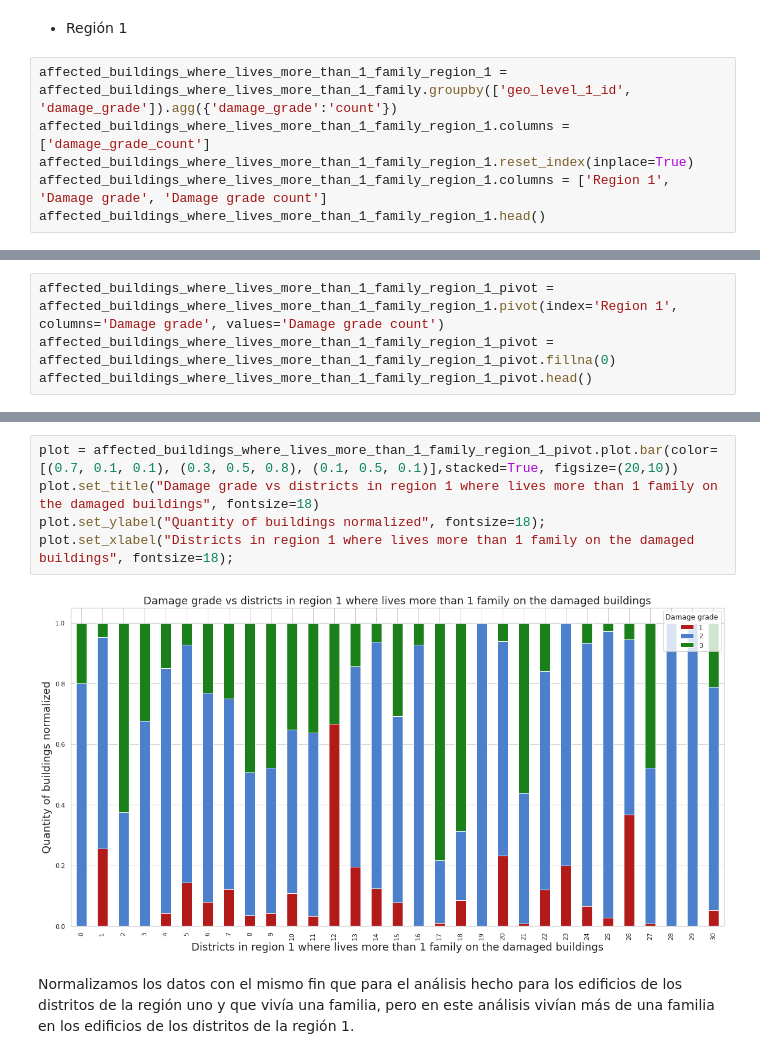
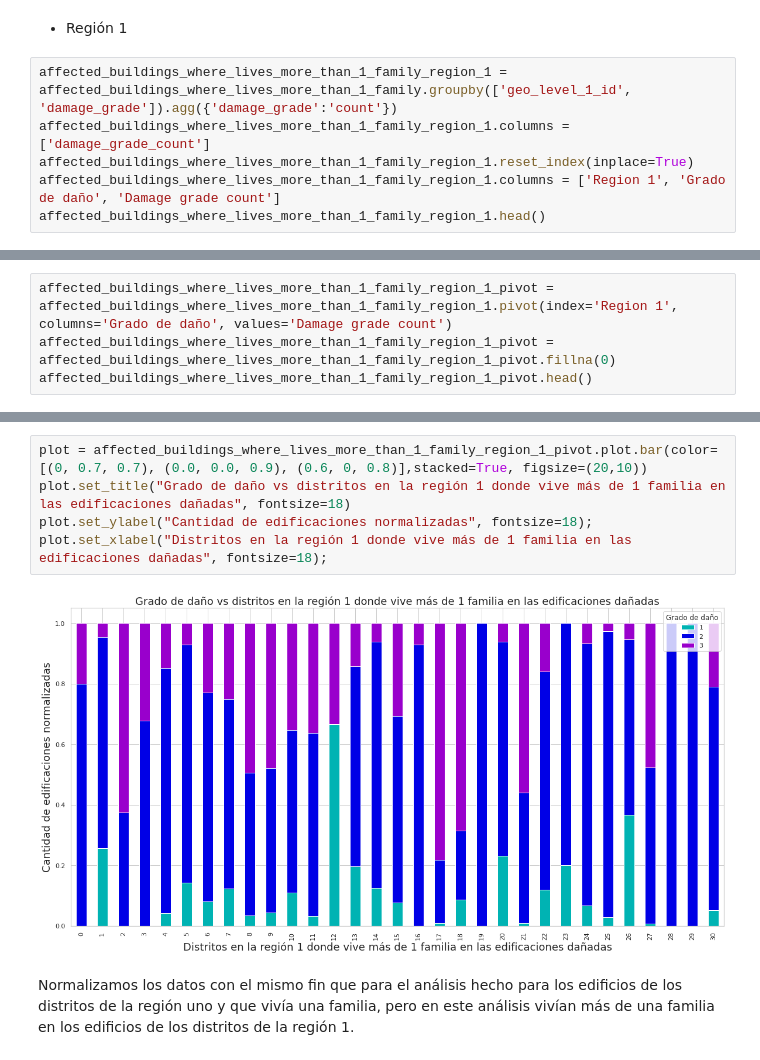
Before and after one commit to rociotarda/TP1---Datos, a Jupyter notebook: analisis_exploratorio_martin.ipynb, the cells around one changed output, grey strips where cells are left out. Saved outputs shown, nothing was run; the diff lists cells and outputs as text.

```diff
--- a/analisis_exploratorio_martin.ipynb
+++ b/analisis_exploratorio_martin.ipynb
@@ -299,6 +356,6 @@ affected_buildings_where_lives_more_than_1_family = train_values_reduced_with_da
 affected_buildings_where_lives_more_than_1_family_region_1 = affected_buildings_where_lives_more_than_1_family.groupby(['geo_level_1_id', 'damage_grade']).agg({'damage_grade':'count'})
 affected_buildings_where_lives_more_than_1_family_region_1.columns = ['damage_grade_count']
 affected_buildings_where_lives_more_than_1_family_region_1.reset_index(inplace=True)
-affected_buildings_where_lives_more_than_1_family_region_1.columns = ['Region 1', 'Damage grade', 'Damage grade count']
+affected_buildings_where_lives_more_than_1_family_region_1.columns = ['Region 1', 'Grado de daño', 'Damage grade count']
 affected_buildings_where_lives_more_than_1_family_region_1.head()
 # %% [output]
@@ -309,7 +366,7 @@ affected_buildings_where_lives_more_than_1_family_region_1.head()
 | 3 | 1 | 2 | 30 |
 | 4 | 1 | 3 | 2 |
 # %%
-affected_buildings_where_lives_more_than_1_family_region_1_pivot = affected_buildings_where_lives_more_than_1_family_region_1.pivot(index='Region 1', columns='Damage grade', values='Damage grade count')
+affected_buildings_where_lives_more_than_1_family_region_1_pivot = affected_buildings_where_lives_more_than_1_family_region_1.pivot(index='Region 1', columns='Grado de daño', values='Damage grade count')
 affected_buildings_where_lives_more_than_1_family_region_1_pivot = affected_buildings_where_lives_more_than_1_family_region_1_pivot.fillna(0)
 affected_buildings_where_lives_more_than_1_family_region_1_pivot.head()
 # %% [output]
@@ -336,12 +393,12 @@ affected_buildings_where_lives_more_than_1_family_region_1_pivot.head()
 | 3 | 0.00 | 0.68 | 0.32 |
 | 4 | 0.04 | 0.81 | 0.15 |
 # %%
-plot = affected_buildings_where_lives_more_than_1_family_region_1_pivot.plot.bar(color=[(0.7, 0.1, 0.1), (0.3, 0.5, 0.8), (0.1, 0.5, 0.1)],stacked=True, figsize=(20,10))
-plot.set_title("Damage grade vs districts in region 1 where lives more than 1 family on the damaged buildings", fontsize=18)
-plot.set_ylabel("Quantity of buildings normalized", fontsize=18);
-plot.set_xlabel("Districts in region 1 where lives more than 1 family on the damaged buildings", fontsize=18);
+plot = affected_buildings_where_lives_more_than_1_family_region_1_pivot.plot.bar(color=[(0, 0.7, 0.7), (0.0, 0.0, 0.9), (0.6, 0, 0.8)],stacked=True, figsize=(20,10))
+plot.set_title("Grado de daño vs distritos en la región 1 donde vive más de 1 familia en las edificaciones dañadas", fontsize=18)
+plot.set_ylabel("Cantidad de edificaciones normalizadas", fontsize=18);
+plot.set_xlabel("Distritos en la región 1 donde vive más de 1 familia en las edificaciones dañadas", fontsize=18);
 # %% [output]
-[figure, old version]
+[figure, new version]
 # %% [markdown]
 Normalizamos los datos con el mismo fin que para el análisis hecho para los edificios de los distritos de la región uno y que vivía una familia, pero en este análisis vivían más de una familia en los edificios de los distritos de la región 1.
 # %% [markdown]
```
Also changed, not shown: parts of 54 cells of this notebook.
